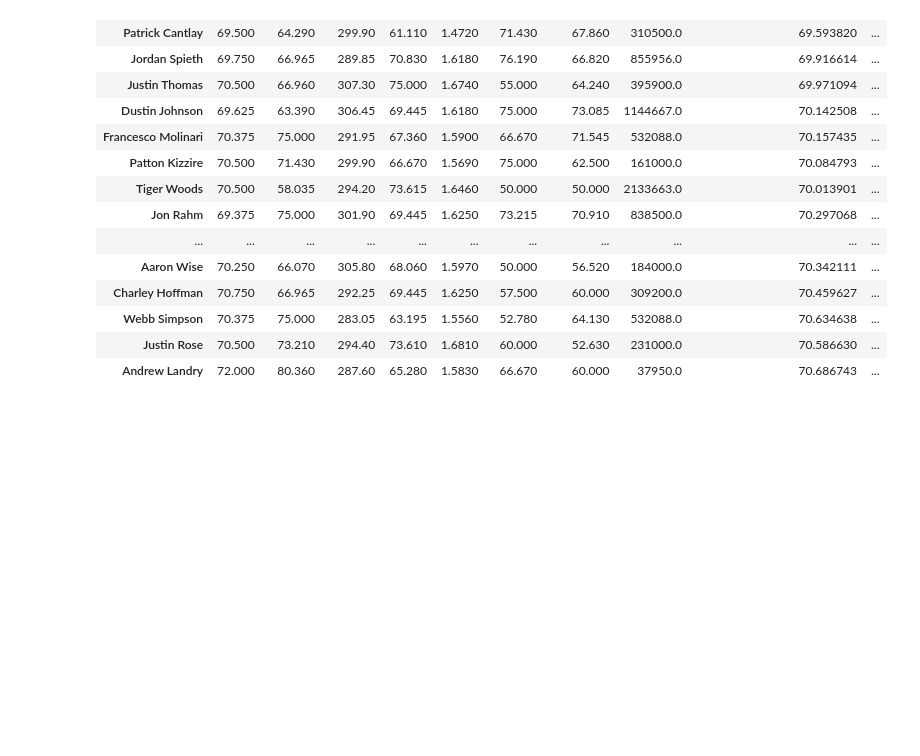
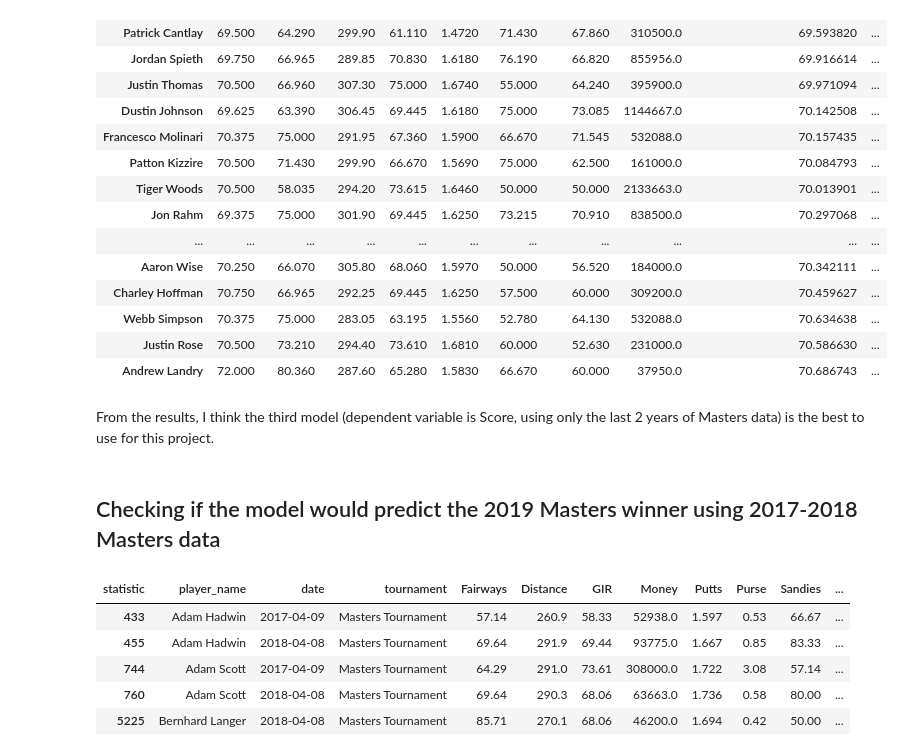
Before and after one commit to nicolehayashi/masterswinner, a Jupyter notebook: 2020masterswinner.ipynb, the cells around one changed output. Cells and saved outputs as stored; diff of their text form; code cells hidden in the pictures; blank space fills up the shorter version.

```diff
--- a/2020masterswinner.ipynb
+++ b/2020masterswinner.ipynb
@@ -1015,3 +1030,17 @@ df_2020winner_mastersonly_agg.nlargest(20, 'Prediction-Money-MastersOnly') #use
 | Webb Simpson | 70.375 | 75.000 | 283.05 | 63.195 | 1.5560 | 52.780 | 64.130 | 532088.0 | 70.634638 | ... |
 | Justin Rose | 70.500 | 73.210 | 294.40 | 73.610 | 1.6810 | 60.000 | 52.630 | 231000.0 | 70.586630 | ... |
 | Andrew Landry | 72.000 | 80.360 | 287.60 | 65.280 | 1.5830 | 66.670 | 60.000 | 37950.0 | 70.686743 | ... |
+# %% [markdown]
+From the results, I think the third model (dependent variable is Score, using only the last 2 years of Masters data) is the best to use for this project.
+# %% [markdown]
+## Checking if the model would predict the 2019 Masters winner using 2017-2018 Masters data
+# %%
+df_2019winner_mastersonly_historical = df[(df.year >= 2017) & (df.year <= 2018) & (df.Money >= 1) & (df['tournament'] == 'Masters Tournament')]
+df_2019winner_mastersonly_historical.head()
+# %% [output]
+| statistic | player_name | date | tournament | Fairways | Distance | GIR | Money | Putts | Purse | Sandies | ... |
+| 433 | Adam Hadwin | 2017-04-09 | Masters Tournament | 57.14 | 260.9 | 58.33 | 52938.0 | 1.597 | 0.53 | 66.67 | ... |
+| 455 | Adam Hadwin | 2018-04-08 | Masters Tournament | 69.64 | 291.9 | 69.44 | 93775.0 | 1.667 | 0.85 | 83.33 | ... |
+| 744 | Adam Scott | 2017-04-09 | Masters Tournament | 64.29 | 291.0 | 73.61 | 308000.0 | 1.722 | 3.08 | 57.14 | ... |
+| 760 | Adam Scott | 2018-04-08 | Masters Tournament | 69.64 | 290.3 | 68.06 | 63663.0 | 1.736 | 0.58 | 80.00 | ... |
+| 5225 | Bernhard Langer | 2018-04-08 | Masters Tournament | 85.71 | 270.1 | 68.06 | 46200.0 | 1.694 | 0.42 | 50.00 | ... |
```
Also changed, not shown: parts of 15 cells of this notebook.
